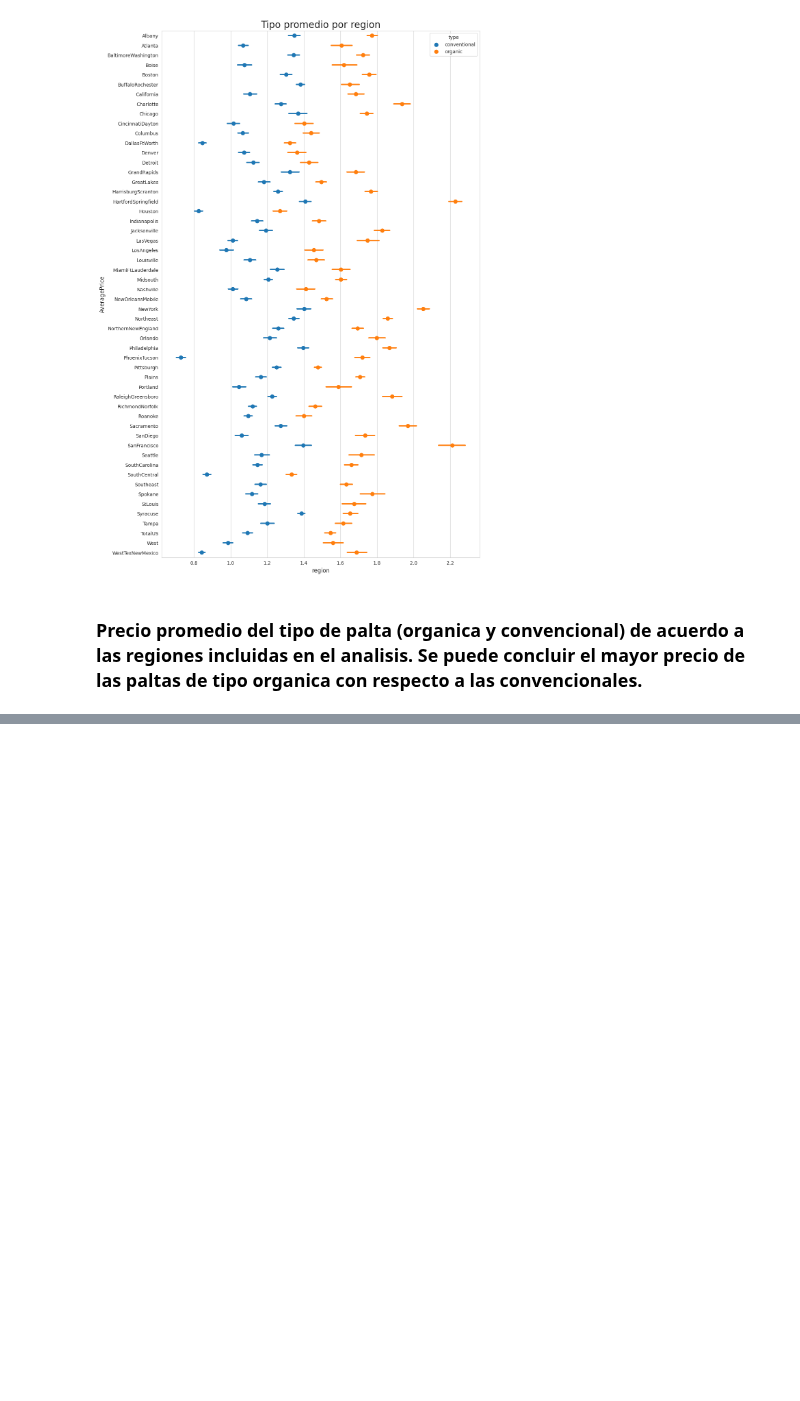
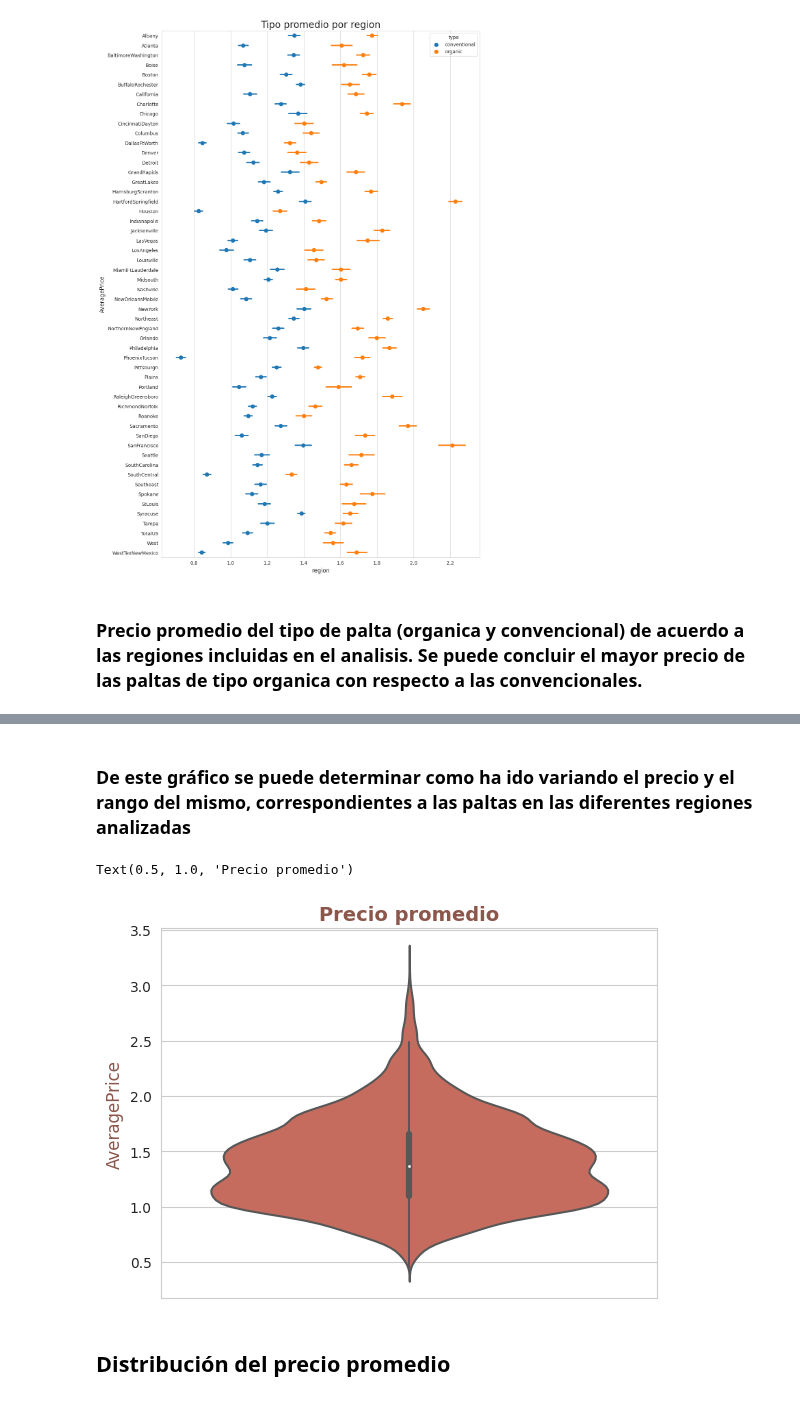
Before and after one commit to FacundoCardozo5/CoderHouse_CH-32845, a Jupyter notebook: notebooks/VisualizaciónCardozoDEFINITIVO.ipynb, the cells around one changed output, grey strips where cells are left out. Drawn from its saved outputs; the diff is of its cells as text; code cells hidden in the pictures; blank space fills up the shorter version.

```diff
--- a/notebooks/VisualizaciónCardozoDEFINITIVO.ipynb
+++ b/notebooks/VisualizaciónCardozoDEFINITIVO.ipynb
@@ -194,0 +206,11 @@ Text(0.5, 1.0, 'Tipo promedio por region')
+# %% [markdown]
+### De este gráfico se puede determinar como ha ido variando el precio y el rango del mismo, correspondientes a las paltas en las diferentes regiones analizadas
+# %%
+sns.violinplot(y=df['AveragePrice'], color='#d6604d')
+plt.ylabel('AveragePrice', fontdict = {'fontsize':12, 'color':'tab:brown'})
+plt.title('Precio promedio', fontdict = {'fontsize': 14, 'fontweight': 'bold', 'color': 'tab:brown'})
+# %% [output]
+Text(0.5, 1.0, 'Precio promedio')
+[figure, added]
+# %% [markdown]
+## Distribución del precio promedio
```
Also changed, not shown: parts of 1 cell of this notebook.
